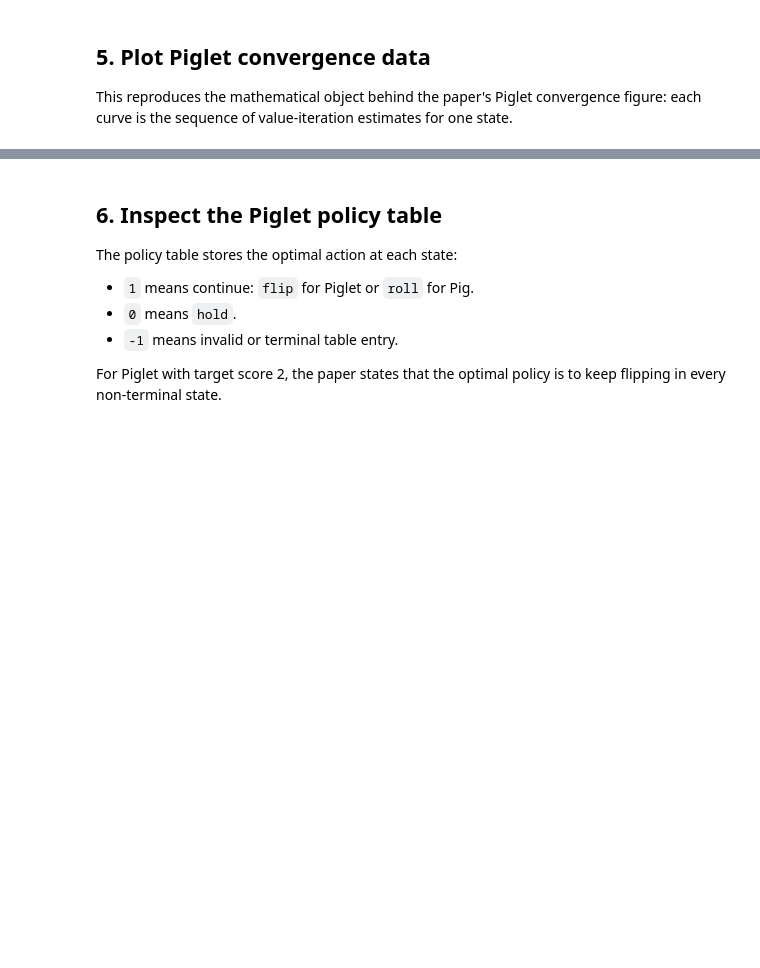
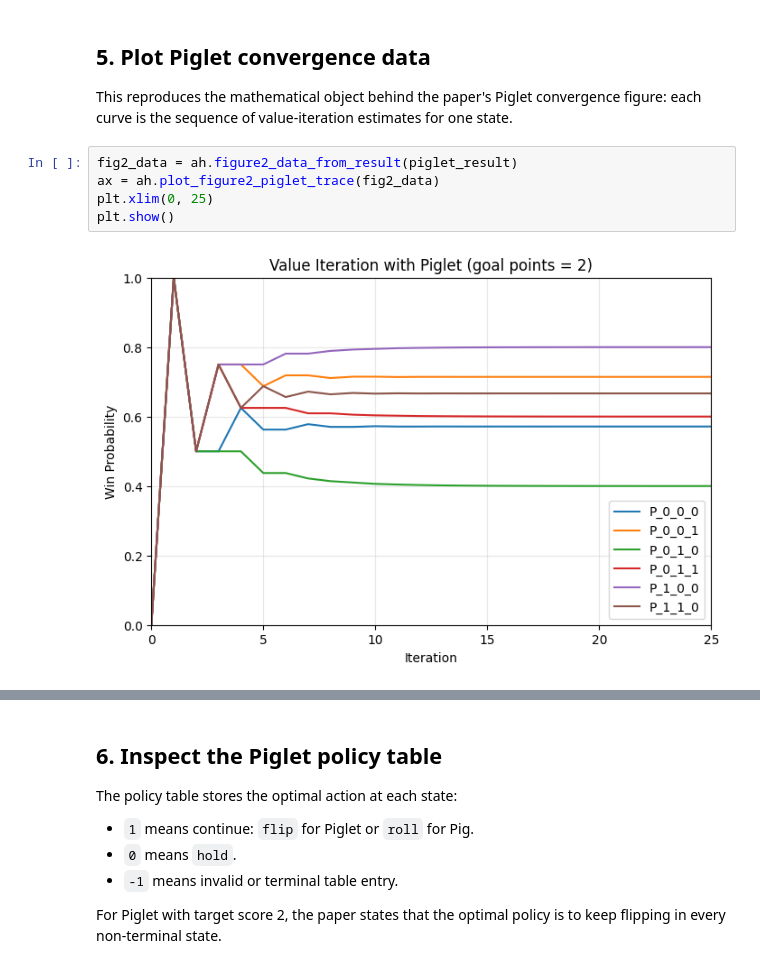
Before and after one commit to C-Rigby/Game_of_Pig_Assessment_3, a Jupyter notebook: Code/Running_demo.ipynb, the cells around one changed output, grey strips where cells are left out. Drawn from its saved outputs; the diff is of its cells as text; blank space fills up the shorter version.

Commit message:
Figure2 - labels

```diff
--- a/Code/Running_demo.ipynb
+++ b/Code/Running_demo.ipynb
@@ -177,6 +177,13 @@ Piglet exact-value validation passed.
 ## 5. Plot Piglet convergence data
 
 This reproduces the mathematical object behind the paper's Piglet convergence figure: each curve is the sequence of value-iteration estimates for one state.
+# %%
+fig2_data = ah.figure2_data_from_result(piglet_result)
+ax = ah.plot_figure2_piglet_trace(fig2_data)
+plt.xlim(0, 25)
+plt.show()
+# %% [output]
+[figure, added]
 # %%
 # controlling figure size
 _, AX = plt.subplots(figsize=(8, 7))
```
Also changed, not shown: parts of 1 cell of this notebook, 1 other file.
